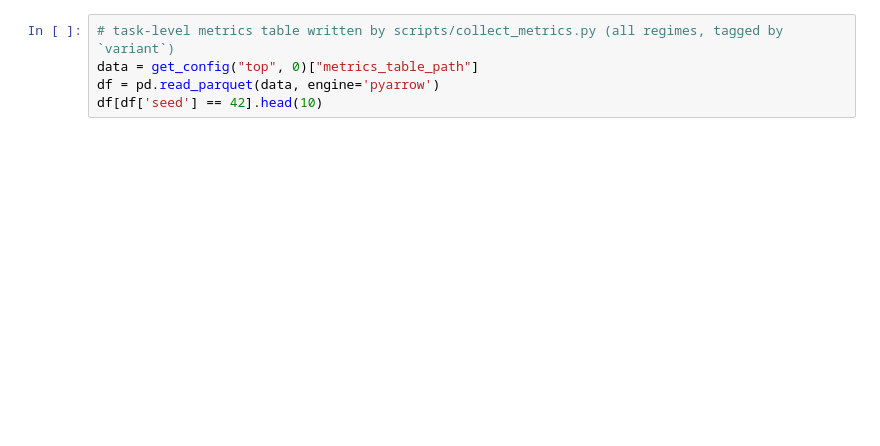
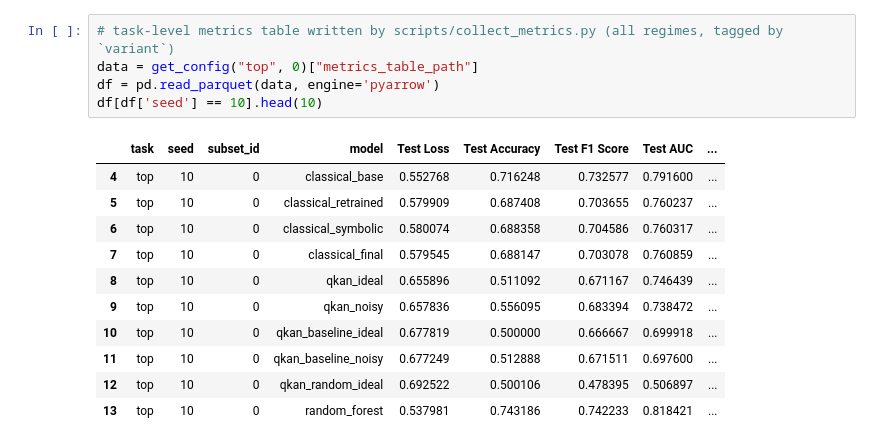
Before and after one commit to Jorge-1501/QKANs-ML4SCI_2026, a Jupyter notebook: notebooks/Results.ipynb, the cells around one changed output. Drawn from its saved outputs; the diff is of its cells as text; blank space fills up the shorter version.

```diff
--- a/notebooks/Results.ipynb
+++ b/notebooks/Results.ipynb
@@ -12,7 +18,19 @@ from src.utils.workspace import get_config
 # %%
 # task-level metrics table written by scripts/collect_metrics.py (all regimes, tagged by `variant`)
 data = get_config("top", 0)["metrics_table_path"]
 df = pd.read_parquet(data, engine='pyarrow')
-df[df['seed'] == 42].head(10)
+df[df['seed'] == 10].head(10)
+# %% [output]
+|  | task | seed | subset_id | model | Test Loss | Test Accuracy | Test F1 Score | Test AUC | ... |
+| 4 | top | 10 | 0 | classical_base | 0.552768 | 0.716248 | 0.732577 | 0.791600 | ... |
+| 5 | top | 10 | 0 | classical_retrained | 0.579909 | 0.687408 | 0.703655 | 0.760237 | ... |
+| 6 | top | 10 | 0 | classical_symbolic | 0.580074 | 0.688358 | 0.704586 | 0.760317 | ... |
+| 7 | top | 10 | 0 | classical_final | 0.579545 | 0.688147 | 0.703078 | 0.760859 | ... |
+| 8 | top | 10 | 0 | qkan_ideal | 0.655896 | 0.511092 | 0.671167 | 0.746439 | ... |
+| 9 | top | 10 | 0 | qkan_noisy | 0.657836 | 0.556095 | 0.683394 | 0.738472 | ... |
+| 10 | top | 10 | 0 | qkan_baseline_ideal | 0.677819 | 0.500000 | 0.666667 | 0.699918 | ... |
+| 11 | top | 10 | 0 | qkan_baseline_noisy | 0.677249 | 0.512888 | 0.671511 | 0.697600 | ... |
+| 12 | top | 10 | 0 | qkan_random_ideal | 0.692522 | 0.500106 | 0.478395 | 0.506897 | ... |
+| 13 | top | 10 | 0 | random_forest | 0.537981 | 0.743186 | 0.742233 | 0.818421 | ... |
 # %%
 df[df['model'] == 'classical_base'].head(10)
```
Also changed, not shown: parts of 11 cells of this notebook, 3 other files.
